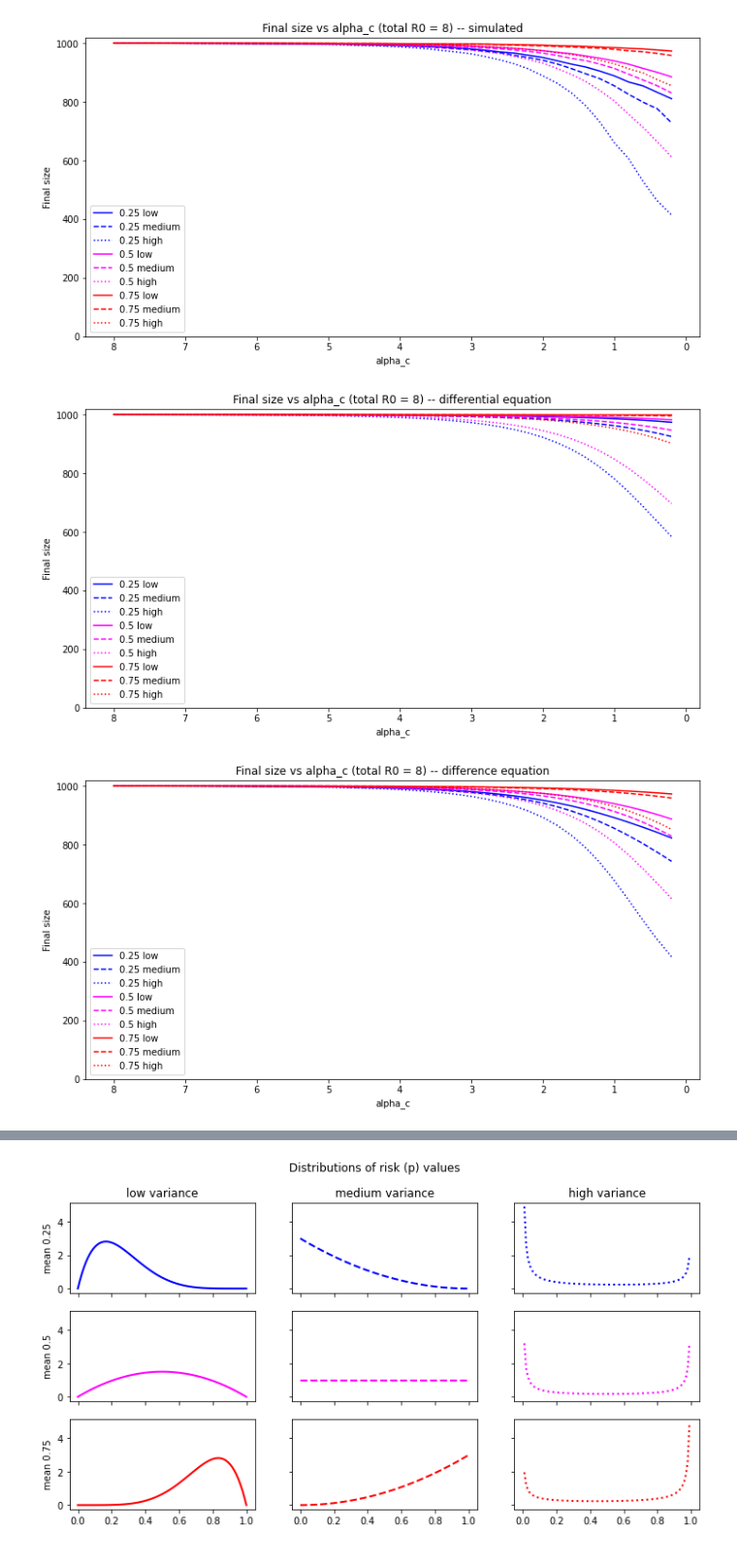
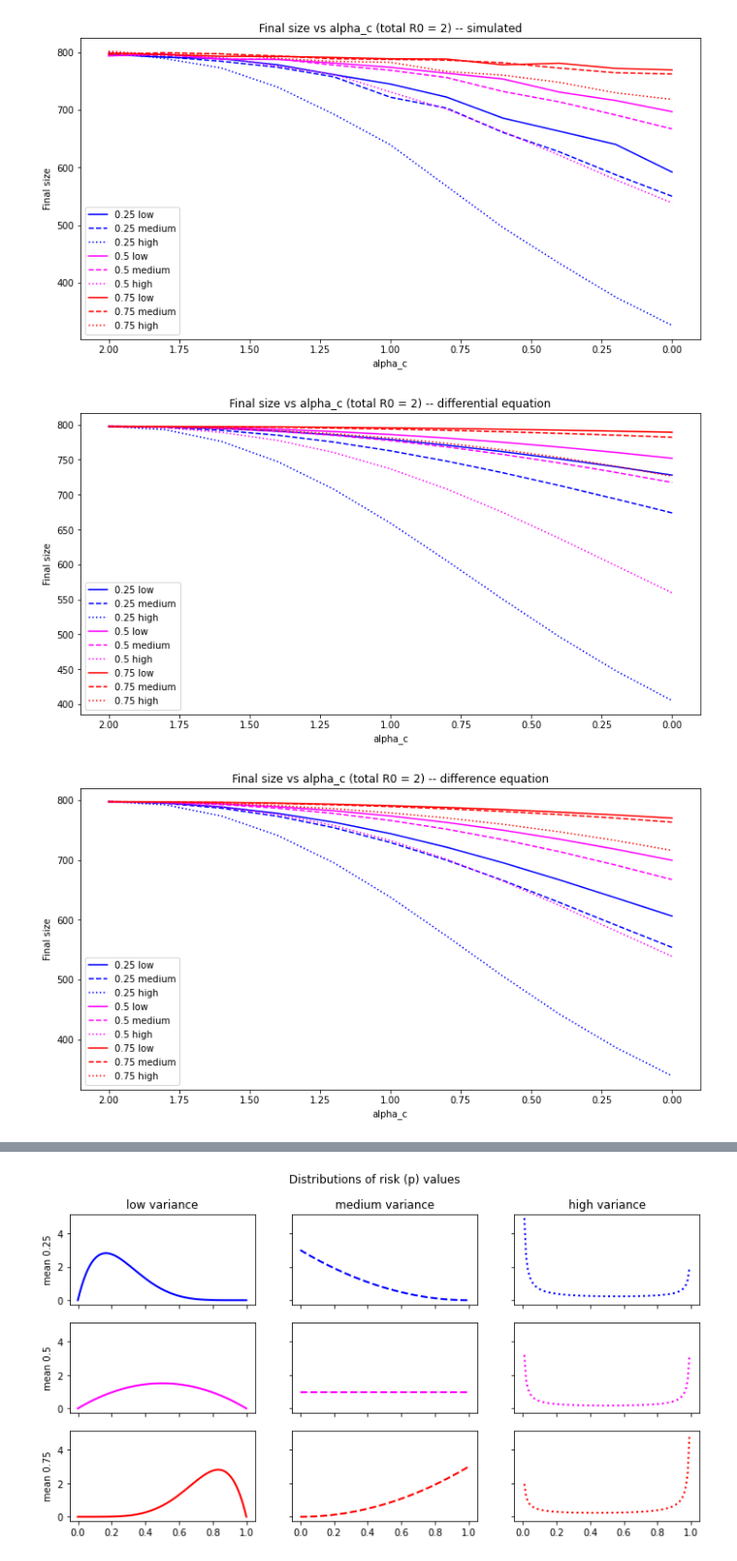
Before and after one commit to brendanwallace/hotspot, a Jupyter notebook: notebooks/final_size_and_max_i.ipynb, the cells around one changed output, grey strips where cells are left out. Shown: that part at 97% size. Saved outputs shown, nothing was run; the diff lists cells and outputs as text; code cells hidden in the pictures.

```diff
--- a/notebooks/final_size_and_max_i.ipynb
+++ b/notebooks/final_size_and_max_i.ipynb
@@ -4,7 +4,7 @@ import json
 from scipy import stats
 import matplotlib.pyplot as plt
 
-R0 = 8
+R0 = 2
 
 DATA_FILE = f'/Users/brendan/Documents/projects/risky_sir/go/data/R0_{R0}.json'
 
@@ -18,7 +18,7 @@ def plot_series(series, description, get_value, R0=R0, title="Final size"):
     plt.figure(figsize=(12, 6))
     plt.ylabel(title)
     plt.xlabel('alpha_c')
-    plt.ylim([0, 1020])
+    #plt.ylim([0, 1020])
     plt.title(f'{title} vs alpha_c (total R0 = {R0}) -- {description}')
     for i, p in enumerate(['25', '5', '75']):
         for j, var in enumerate(['low', 'medium', 'high']):
@@ -35,21 +35,21 @@ def plot_series(series, description, get_value, R0=R0, title="Final size"):
 # %%
 def get_mean(tr):
     count = 0
     total = 0
     for r in tr['SimulationResults']['FinalRs']:
-        if r >= 400:
+        if r >= 150:
             total += r
             count += 1
     value = total / count if count > 0 else None
     return value
 
 plot_series(all_data['RiskStructured'], "simulated", get_mean)
 plot_series(all_data['RiskStructured'], "differential equation", lambda tr: tr["DifEqResults"]["FinalR"])
 plot_series(all_data['RiskStructured'], "difference equation", lambda tr: tr["DifferenceResults"]["FinalR"])
 # %% [output]
-[figure, old version]
+[figure, new version]
-[figure, old version]
+[figure, new version]
-[figure, old version]
+[figure, new version]
 # %%
 title="Max I"
 def get_mean(tr):
```
Also changed, not shown: parts of 3 cells of this notebook, 7 other files.
